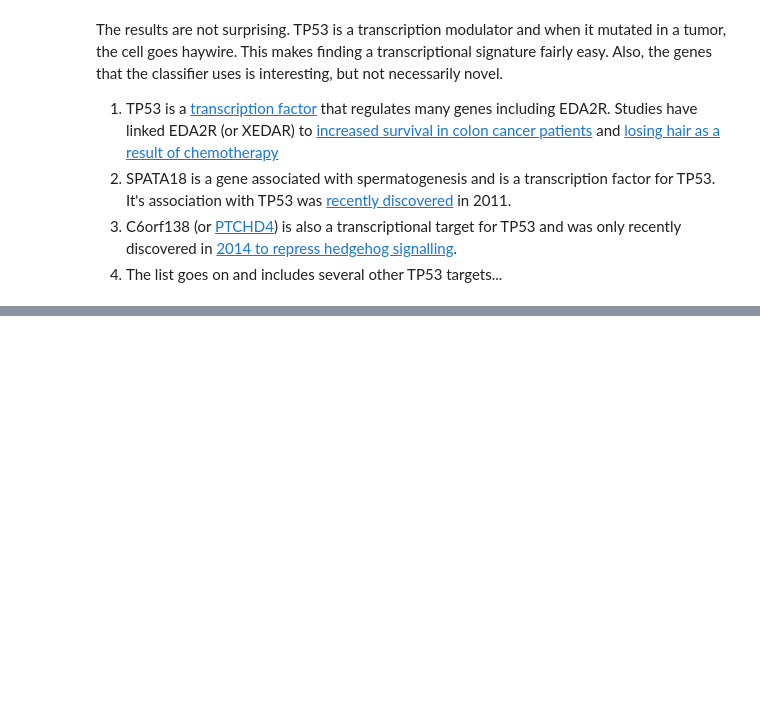
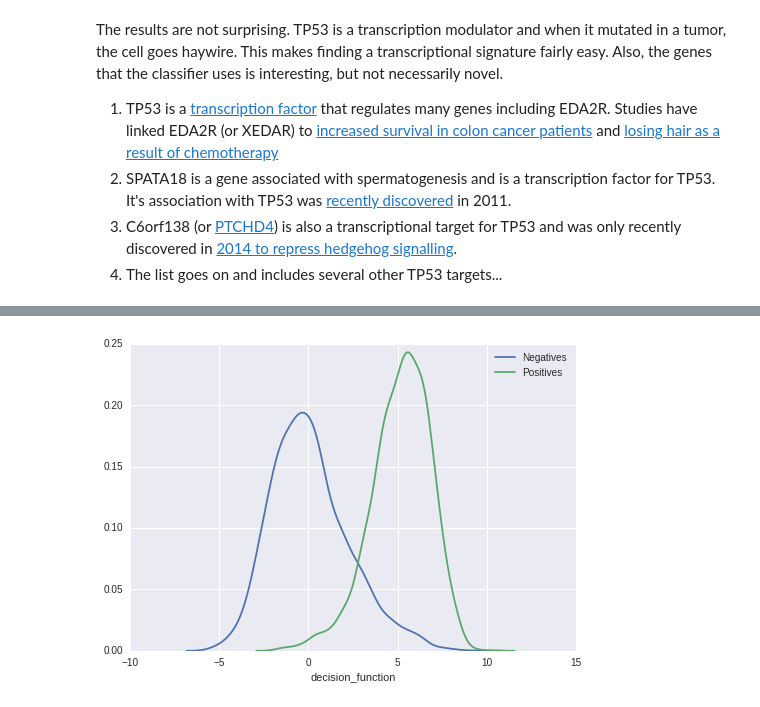
Before and after one commit to cognoma/machine-learning, a Jupyter notebook: 1.TCGA-MLexample.ipynb, the cells around one changed output, grey strips where cells are left out. Saved outputs shown, nothing was run; the diff lists cells and outputs as text; code cells hidden in the pictures; blank space fills up the shorter version.

```diff
--- a/1.TCGA-MLexample.ipynb
+++ b/1.TCGA-MLexample.ipynb
@@ -212,0 +243,9 @@ The results are not surprising. TP53 is a transcription modulator and when it mu
+# %%
+predict_df = pd.DataFrame.from_items([
+    ('sample_id', X.index),
+    ('testing', X.index.isin(X_test.index).astype(int)),
+    ('status', y),
+    ('decision_function', best_clf.decision_function(X)),
+    ('probability', best_clf.predict_proba(X)[:, 1]),
+])
+predict_df['probability_str'] = predict_df['probability'].apply('{:.1%}'.format)
@@ -212,0 +268,8 @@ The results are not surprising. TP53 is a transcription modulator and when it mu
+# %%
+# Ignore numpy warning caused by seaborn
+warnings.filterwarnings('ignore', 'using a non-integer number instead of an integer')
+
+ax = sns.distplot(predict_df.query("status == 0").decision_function, hist=False, label='Negatives')
+ax = sns.distplot(predict_df.query("status == 1").decision_function, hist=False, label='Positives')
+# %% [output]
+[figure, added]
```
Also changed, not shown: parts of 58 cells of this notebook, 1 other file.
